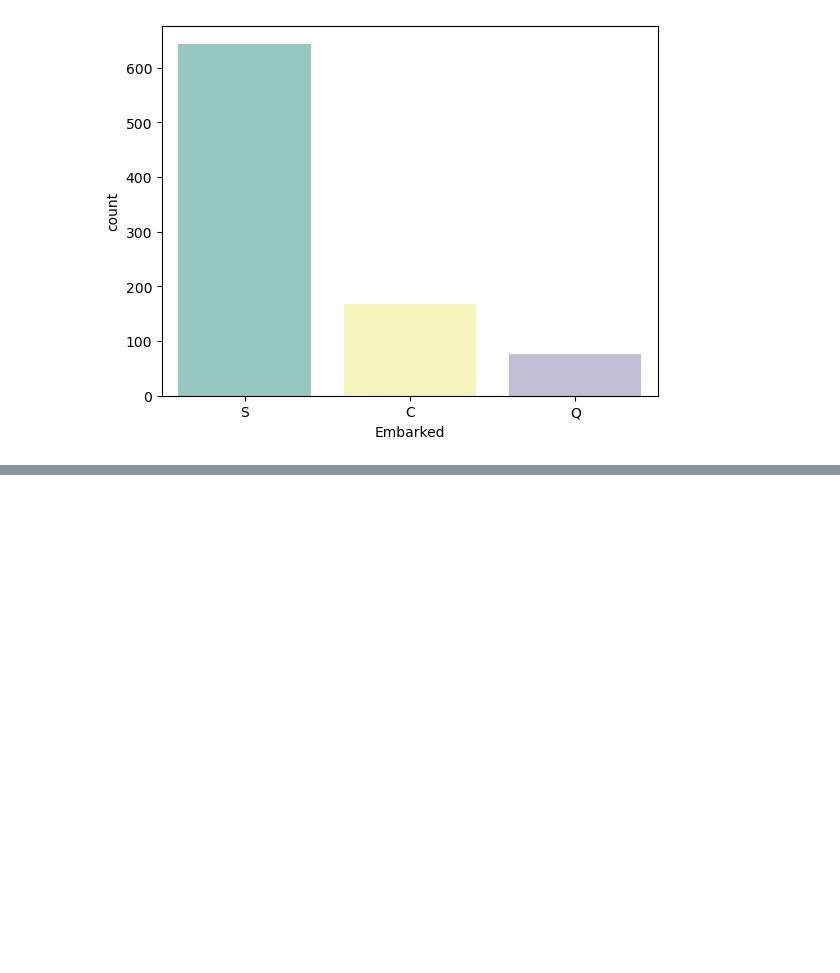
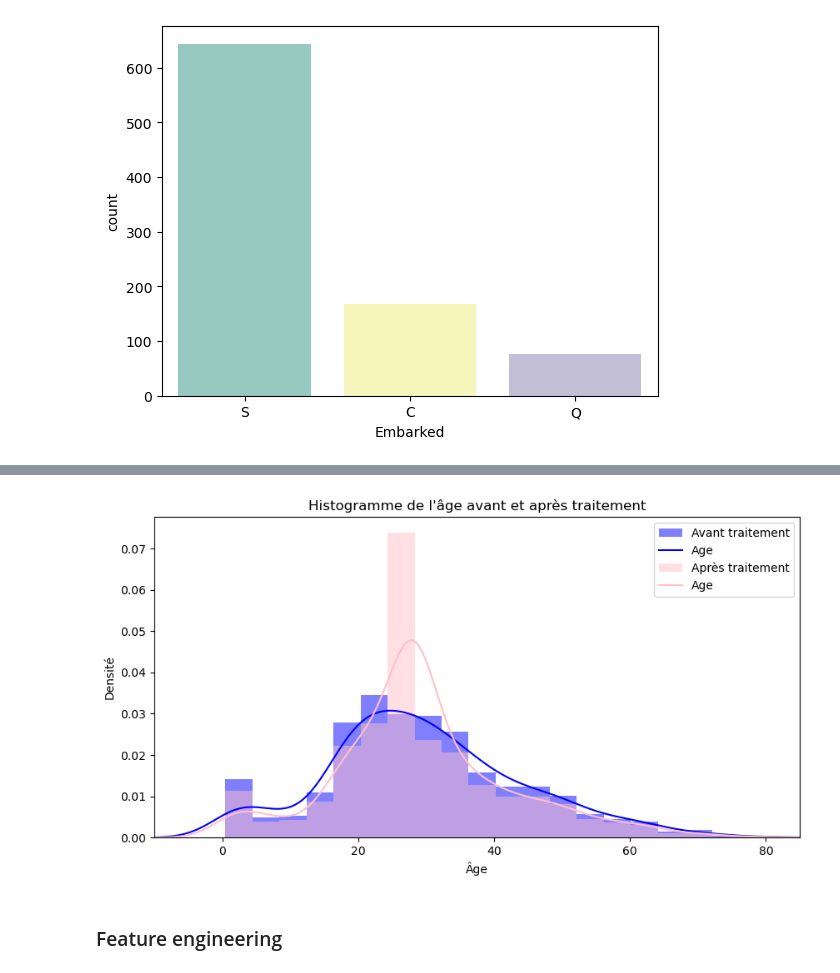
Before and after one commit to Leadersheepy/machine_learningH3, a Jupyter notebook: Logistics Regression for Titanic data.ipynb, the cells around one changed output, grey strips where cells are left out. Saved outputs shown, nothing was run; the diff lists cells and outputs as text; code cells hidden in the pictures; blank space fills up the shorter version.

```diff
--- a/Logistics Regression for Titanic data.ipynb
+++ b/Logistics Regression for Titanic data.ipynb
@@ -72,0 +96,5 @@ Name: Embarked, dtype: int64
+# %%
+train_modif = train.copy()
+train_modif["Age"].fillna(train["Age"].median(skipna=True), inplace=True)
+train_modif["Embarked"].fillna(train['Embarked'].value_counts().idxmax(), inplace=True)
+train_modif.drop('Cabin', axis=1, inplace=True)
@@ -72,0 +116,22 @@ Name: Embarked, dtype: int64
+# %%
+plt.figure(figsize=(10, 5))
+
+plt.hist(train["Age"], bins=20, color='blue', density=True, stacked=True, alpha=0.5, label='Avant traitement')
+train["Age"].plot(kind='density', color='blue')
+
+plt.hist(train_modif["Age"], bins=20, color='pink', density=True, stacked=True, alpha=0.5, label='Après traitement')
+train_modif["Age"].plot(kind='density', color='pink')
+
+
+plt.title("Histogramme de l'âge avant et après traitement")
+plt.xlabel("Âge")
+plt.ylabel("Densité")
+
+plt.xlim(-10,85)
+
+plt.legend()
+plt.show()
+# %% [output]
+[figure, added]
+# %% [markdown]
+### Feature engineering
```
Also changed, not shown: parts of 14 cells of this notebook.
